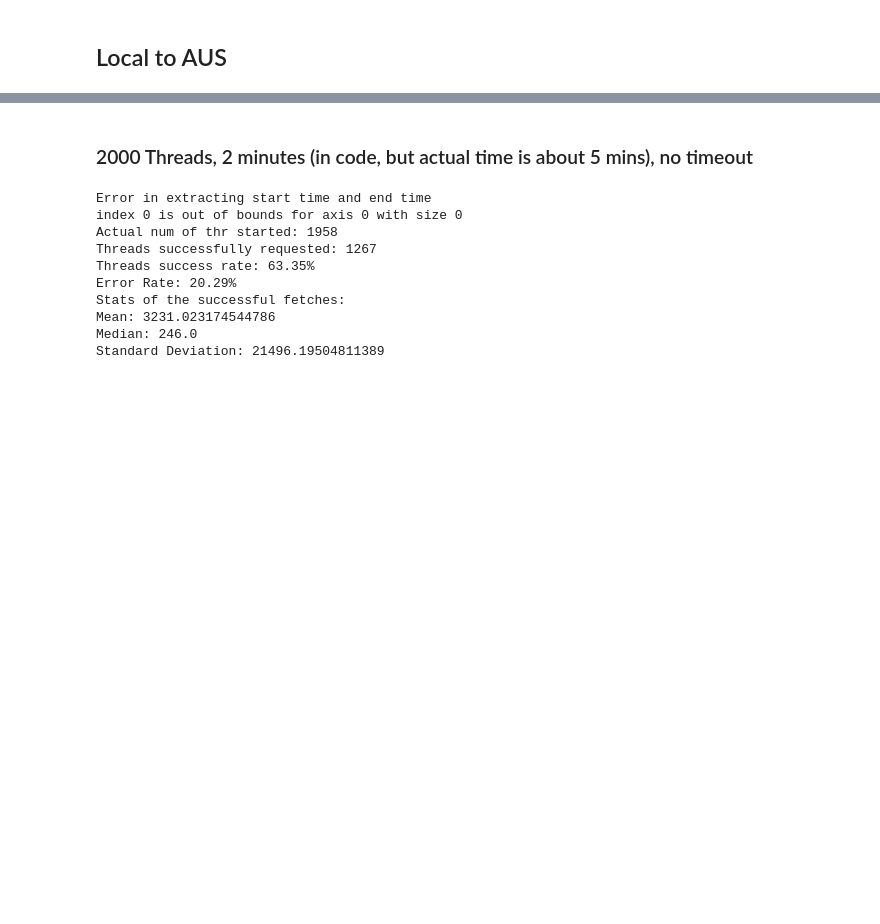
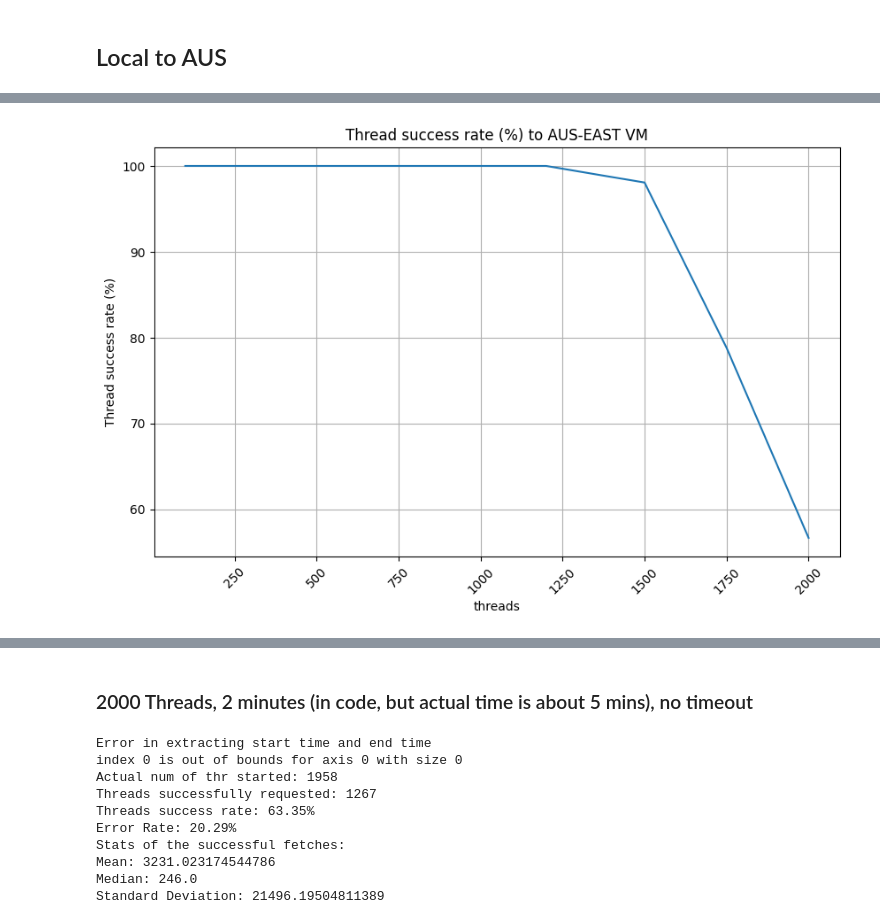
Before and after one commit to domomm/yomar_dapp_course, a Jupyter notebook: dsgt1-rmi/csv-analyzers.ipynb, the cells around one changed output, grey strips where cells are left out. Drawn from its saved outputs; the diff is of its cells as text; code cells hidden in the pictures; blank space fills up the shorter version.

```diff
--- a/dsgt1-rmi/csv-analyzers.ipynb
+++ b/dsgt1-rmi/csv-analyzers.ipynb
@@ -130,0 +383,4 @@ Standard Deviation: 110.20811325706349
+# %%
+plot_final_results(pd.read_csv("output-aus/result-all.csv"), "Thread success rate (%)", "output-aus/thr-success-rate-plot.png")
+# %% [output]
+[figure, added]
```
Also changed, not shown: parts of 30 cells of this notebook, 34 other files.
